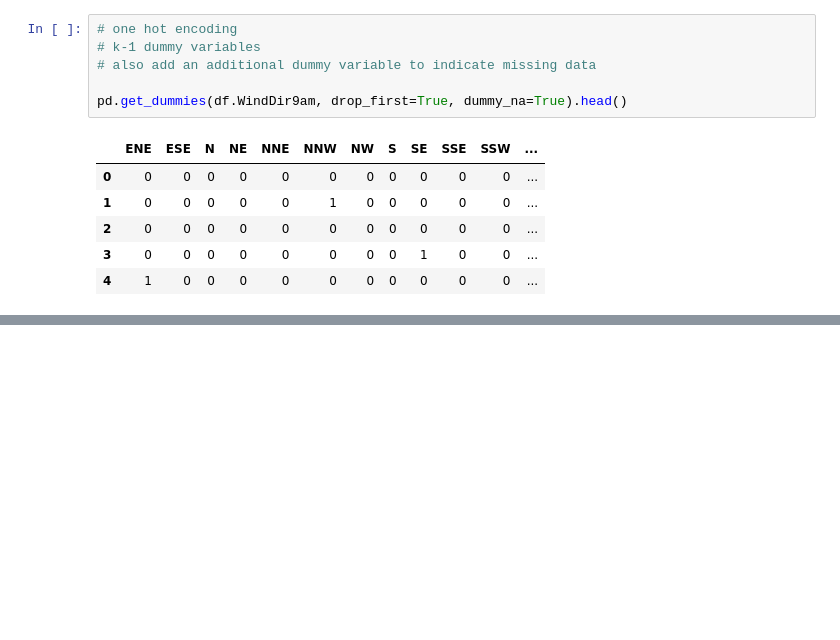
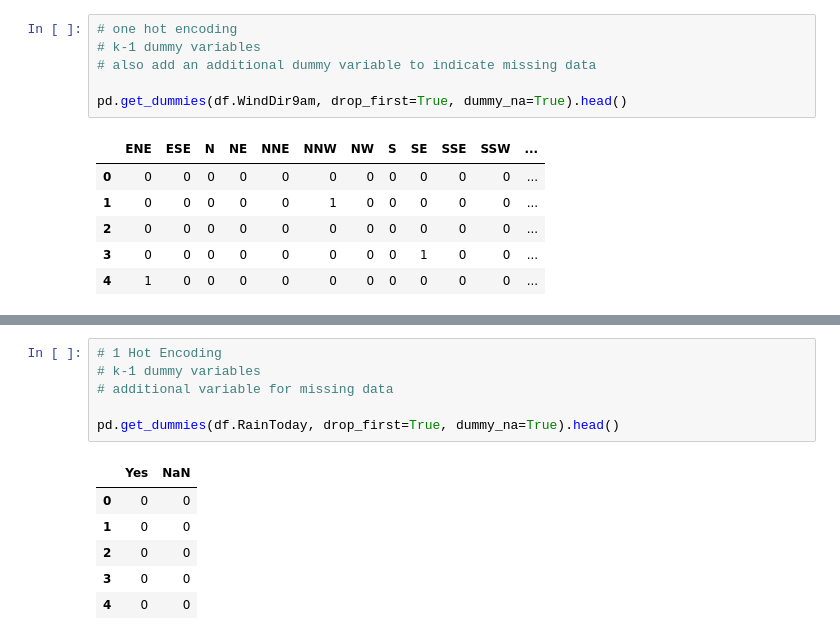
Before and after one commit to nouman-tariq/python_projects, a Jupyter notebook: machine_learning/main.ipynb, the cells around one changed output, grey strips where cells are left out. Cells and saved outputs as stored; diff of their text form; blank space fills up the shorter version.

```diff
--- a/machine_learning/main.ipynb
+++ b/machine_learning/main.ipynb
@@ -406,0 +515,13 @@ pd.get_dummies(df.WindDir9am, drop_first=True, dummy_na=True).head()
+# %%
+# 1 Hot Encoding
+# k-1 dummy variables
+# additional variable for missing data
+
+pd.get_dummies(df.RainToday, drop_first=True, dummy_na=True).head()
+# %% [output]
+|  | Yes | NaN |
+| 0 | 0 | 0 |
+| 1 | 0 | 0 |
+| 2 | 0 | 0 |
+| 3 | 0 | 0 |
+| 4 | 0 | 0 |
```
Also changed, not shown: parts of 20 cells of this notebook.
